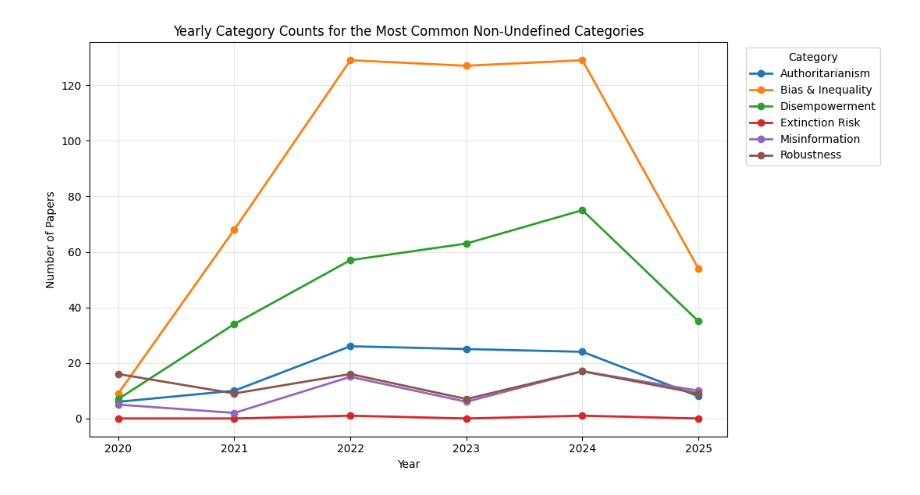
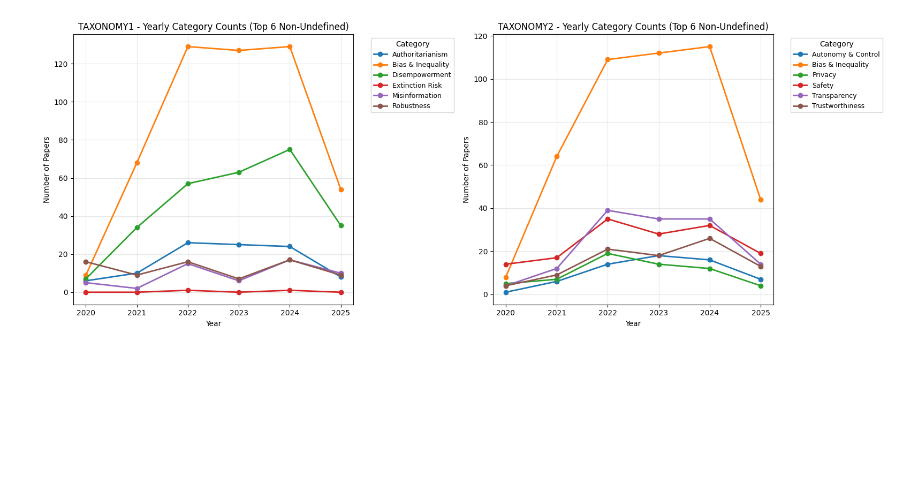
Before and after one commit to Nkluge-correa/Facct, a Jupyter notebook: analysis.ipynb, the cells around one changed output. Cells and saved outputs as stored; diff of their text form; code cells hidden in the pictures; blank space fills up the shorter version.

```diff
--- a/analysis.ipynb
+++ b/analysis.ipynb
@@ -50,13 +166,19 @@ category_counts.head(10)
 # %%
+import matplotlib.pyplot as plt
+
 top_n = 10
-plot_counts = category_counts.head(top_n)
 
-fig, ax = plt.subplots(figsize=(10, 5))
-ax.bar(plot_counts["category"], plot_counts["count"], color="#4C78A8")
-ax.set_title(f"Top {top_n} Most Recurring Categories")
-ax.set_xlabel("Category")
-ax.set_ylabel("Number of Papers")
-ax.tick_params(axis="x", rotation=45)
+fig, axes = plt.subplots(1, 2, figsize=(16, 5))
+
+for idx, tax in enumerate(['taxonomy1', 'taxonomy2']):
+    plot_counts = results_by_taxonomy[tax]['category_counts'].head(top_n)
+
+    axes[idx].bar(plot_counts["category"], plot_counts["count"], color="#4C78A8")
+    axes[idx].set_title(f"{tax.upper()} - Top {top_n} Most Recurring Categories")
+    axes[idx].set_xlabel("Category")
+    axes[idx].set_ylabel("Number of Papers")
+    axes[idx].tick_params(axis="x", rotation=45)
+
 plt.tight_layout()
 plt.show()
 # %% [output]
@@ -87,14 +227,19 @@ yearly_counts
 # %%
-fig, ax = plt.subplots(figsize=(11, 6))
-for category in yearly_counts.columns:
-    ax.plot(yearly_counts.index, yearly_counts[category], marker="o", linewidth=2, label=category)
+fig, axes = plt.subplots(1, 2, figsize=(16, 6))
 
-ax.set_title("Yearly Category Counts for the Most Common Non-Undefined Categories")
-ax.set_xlabel("Year")
-ax.set_ylabel("Number of Papers")
-ax.legend(title="Category", bbox_to_anchor=(1.02, 1), loc="upper left")
-ax.grid(alpha=0.3)
+for idx, tax in enumerate(['taxonomy1', 'taxonomy2']):
+    yearly_counts = yearly_results[tax]
+
+    for category in yearly_counts.columns:
+        axes[idx].plot(yearly_counts.index, yearly_counts[category], marker="o", linewidth=2, label=category)
+
+    axes[idx].set_title(f"{tax.upper()} - Yearly Category Counts (Top 6 Non-Undefined)")
+    axes[idx].set_xlabel("Year")
+    axes[idx].set_ylabel("Number of Papers")
+    axes[idx].legend(title="Category", bbox_to_anchor=(1.05, 1), loc="upper left", fontsize=9)
+    axes[idx].grid(alpha=0.3)
+
 plt.tight_layout()
 plt.show()
 # %% [output]
-[figure, old version]
+[figure, new version]
```
Also changed, not shown: parts of 8 cells of this notebook, 3 other files.
